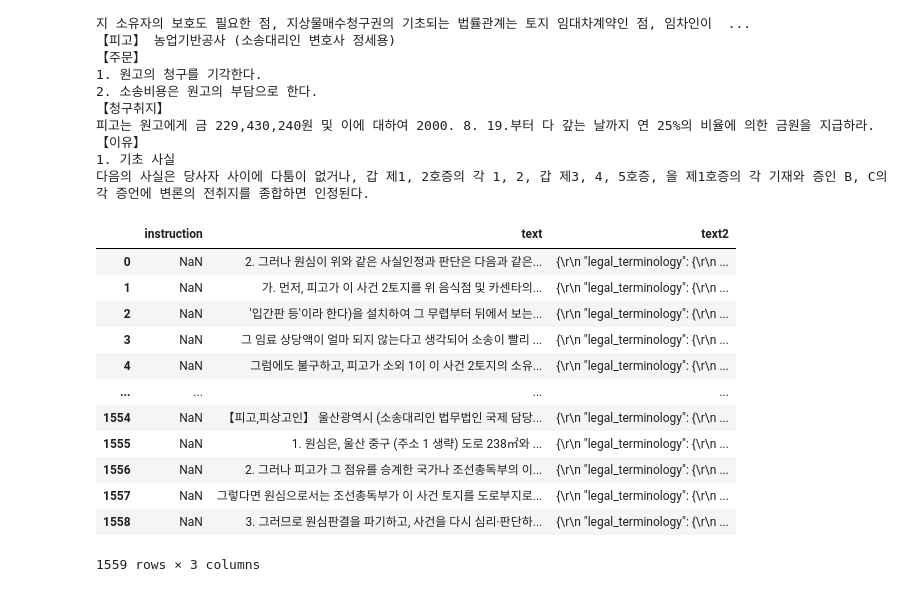
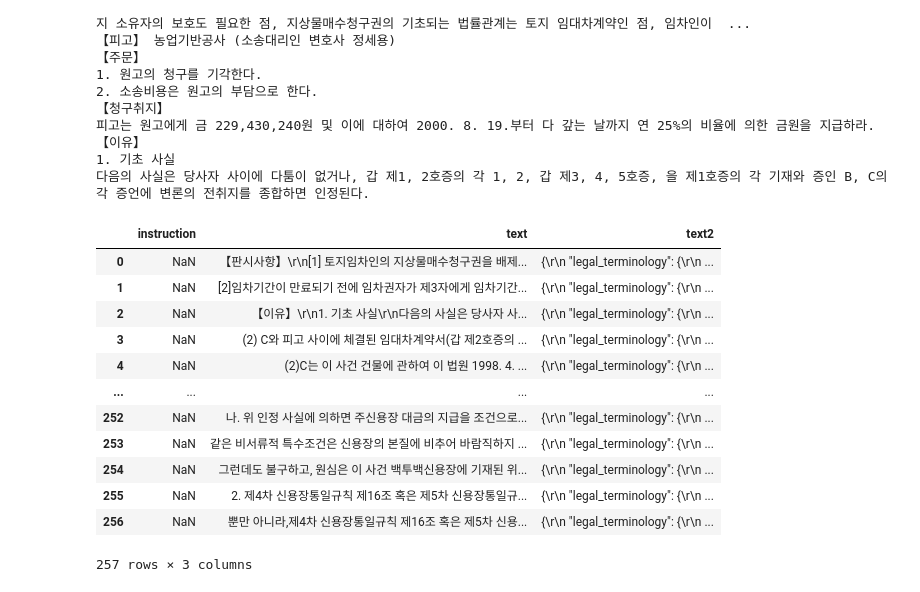
Before and after one commit to SChaeck/easyread-judgment-transducer, a Jupyter notebook: data_preprocessing/text_splitter.ipynb, the cells around one changed output. Drawn from its saved outputs; the diff is of its cells as text; code cells hidden in the pictures.

```diff
--- a/data_preprocessing/text_splitter.ipynb
+++ b/data_preprocessing/text_splitter.ipynb
@@ -60,19 +60,19 @@ with open('judgment_chunks.csv', 'w', newline='') as csvfile:
         writer.writerow(['', chunk, ''])
 # %%
 import pandas as pd
-data = pd.read_csv("5001-10003.csv")
+data = pd.read_csv("../data/1-1000.csv")
 data
 # %% [output]
 |  | instruction | text | text2 |
-| 0 | NaN | 2. 그러나 원심이 위와 같은 사실인정과 판단은 다음과 같은... | {\r\n "legal_terminology": {\r\n ... |
-| 1 | NaN | 가. 먼저, 피고가 이 사건 2토지를 위 음식점 및 카센타의... | {\r\n "legal_terminology": {\r\n ... |
-| 2 | NaN | '입간판 등'이라 한다)을 설치하여 그 무렵부터 뒤에서 보는... | {\r\n "legal_terminology": {\r\n ... |
-| 3 | NaN | 그 임료 상당액이 얼마 되지 않는다고 생각되어 소송이 빨리 ... | {\r\n "legal_terminology": {\r\n ... |
-| 4 | NaN | 그럼에도 불구하고, 피고가 소외 1이 이 사건 2토지의 소유... | {\r\n "legal_terminology": {\r\n ... |
+| 0 | NaN | 【판시사항】\r\n[1] 토지임차인의 지상물매수청구권을 배제... | {\r\n "legal_terminology": {\r\n ... |
+| 1 | NaN | [2]임차기간이 만료되기 전에 임차권자가 제3자에게 임차기간... | {\r\n "legal_terminology": {\r\n ... |
+| 2 | NaN | 【이유】\r\n1. 기초 사실\r\n다음의 사실은 당사자 사... | {\r\n "legal_terminology": {\r\n ... |
+| 3 | NaN | (2) C와 피고 사이에 체결된 임대차계약서(갑 제2호증의 ... | {\r\n "legal_terminology": {\r\n ... |
+| 4 | NaN | (2)C는 이 사건 건물에 관하여 이 법원 1998. 4. ... | {\r\n "legal_terminology": {\r\n ... |
 | ... | ... | ... | ... |
-| 1554 | NaN | 【피고,피상고인】 울산광역시 (소송대리인 법무법인 국제 담당... | {\r\n "legal_terminology": {\r\n ... |
-| 1555 | NaN | 1. 원심은, 울산 중구 (주소 1 생략) 도로 238㎡와 ... | {\r\n "legal_terminology": {\r\n ... |
-| 1556 | NaN | 2. 그러나 피고가 그 점유를 승계한 국가나 조선총독부의 이... | {\r\n "legal_terminology": {\r\n ... |
-| 1557 | NaN | 그렇다면 원심으로서는 조선총독부가 이 사건 토지를 도로부지로... | {\r\n "legal_terminology": {\r\n ... |
-| 1558 | NaN | 3. 그러므로 원심판결을 파기하고, 사건을 다시 심리·판단하... | {\r\n "legal_terminology": {\r\n ... |
+| 252 | NaN | 나. 위 인정 사실에 의하면 주신용장 대금의 지급을 조건으로... | {\r\n "legal_terminology": {\r\n ... |
+| 253 | NaN | 같은 비서류적 특수조건은 신용장의 본질에 비추어 바람직하지 ... | {\r\n "legal_terminology": {\r\n ... |
+| 254 | NaN | 그런데도 불구하고, 원심은 이 사건 백투백신용장에 기재된 위... | {\r\n "legal_terminology": {\r\n ... |
+| 255 | NaN | 2. 제4차 신용장통일규칙 제16조 혹은 제5차 신용장통일규... | {\r\n "legal_terminology": {\r\n ... |
+| 256 | NaN | 뿐만 아니라,제4차 신용장통일규칙 제16조 혹은 제5차 신용... | {\r\n "legal_terminology": {\r\n ... |
-1559 rows × 3 columns
+257 rows × 3 columns
```
Also changed, not shown: parts of 2 cells of this notebook, 2 other files.
